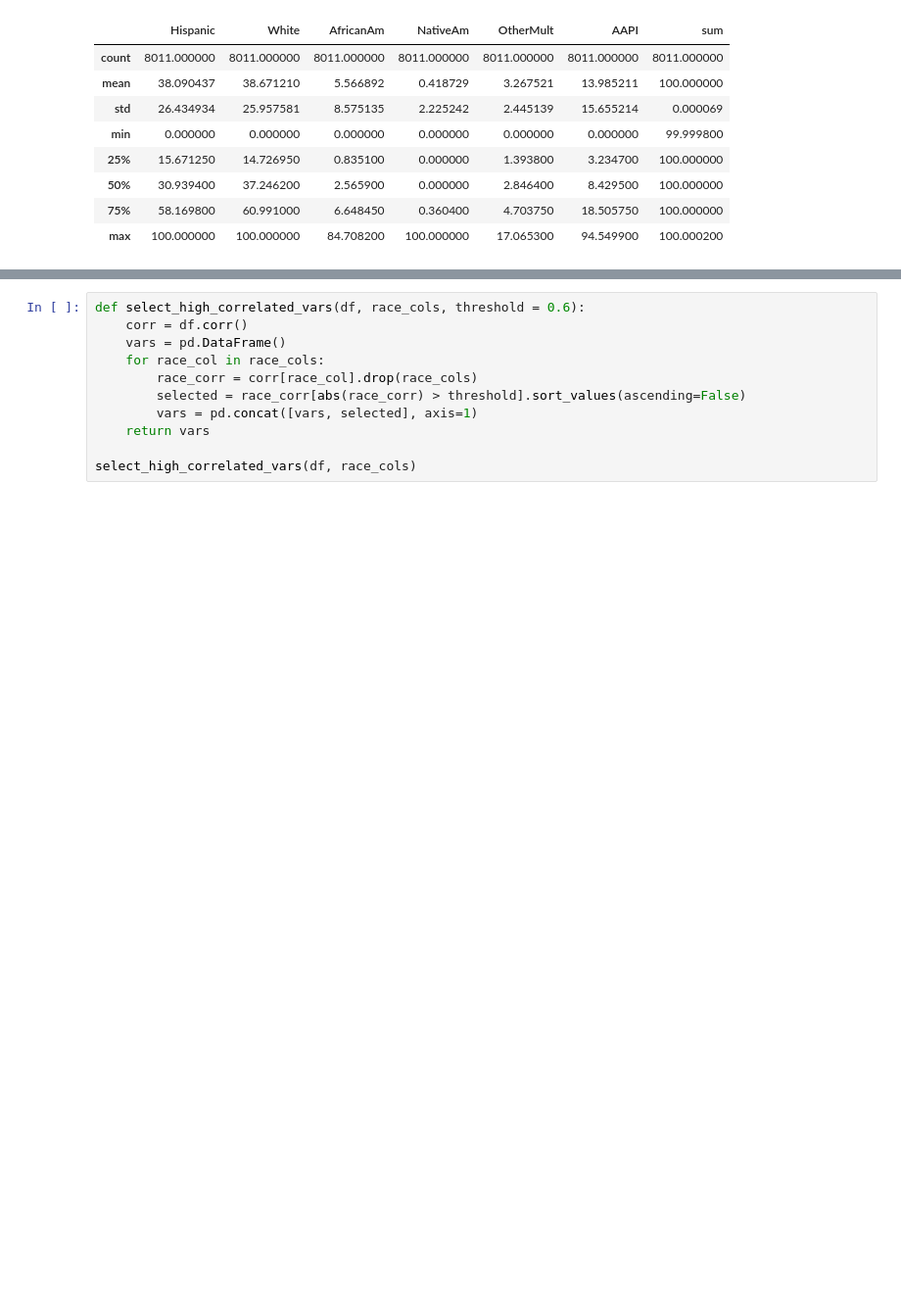
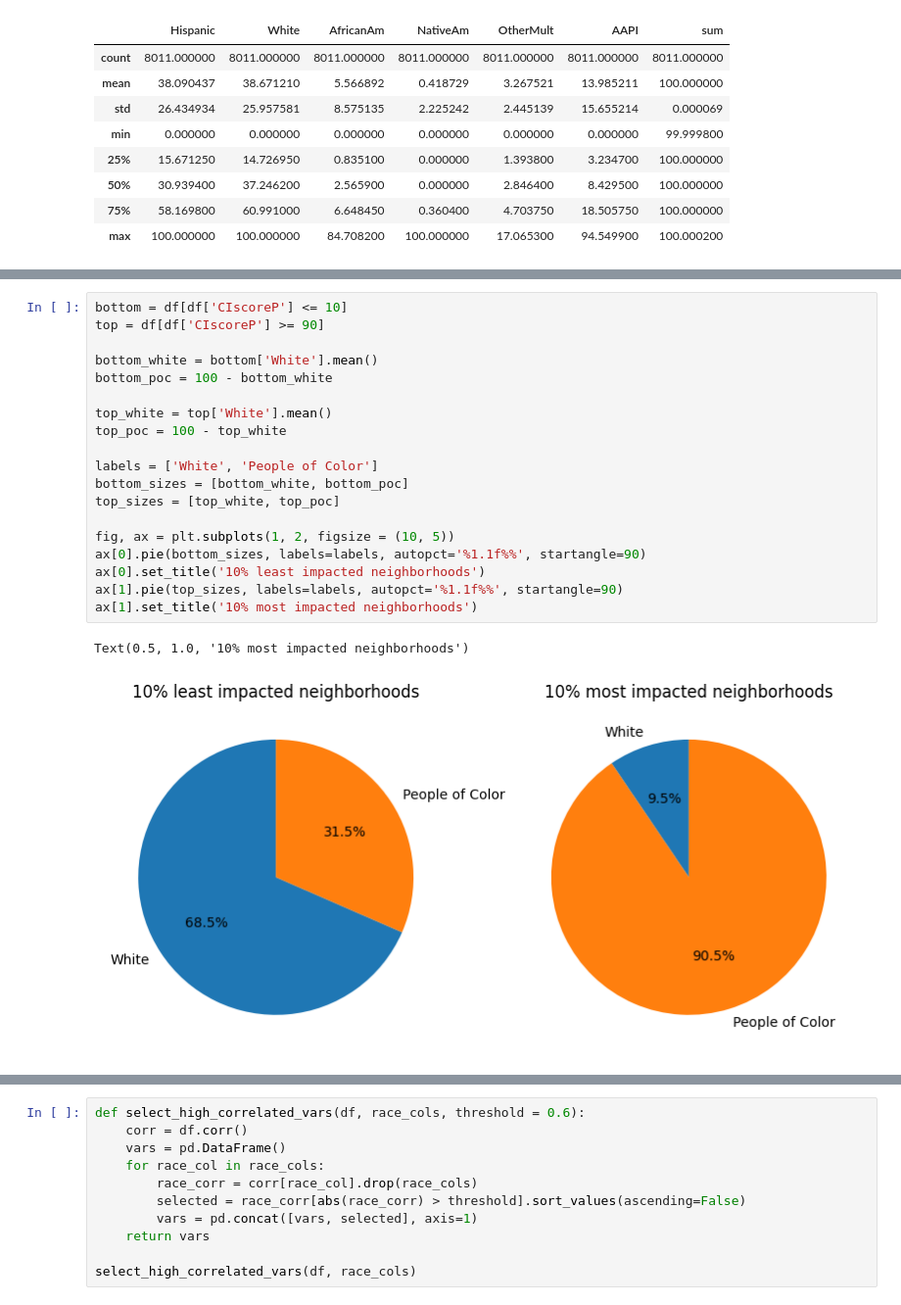
Before and after one commit to UCB-stat-159-f25/final-group14, a Jupyter notebook: chart_analysis.ipynb, the cells around one changed output, grey strips where cells are left out. Shown: that part at 98% size. Drawn from its saved outputs; the diff is of its cells as text; blank space fills up the shorter version.

```diff
--- a/chart_analysis.ipynb
+++ b/chart_analysis.ipynb
@@ -53,0 +101,22 @@ See the caveats in the documentation: https://pandas.pydata.org/pandas-docs/stab
+# %%
+bottom = df[df['CIscoreP'] <= 10]
+top = df[df['CIscoreP'] >= 90]
+
+bottom_white = bottom['White'].mean()
+bottom_poc = 100 - bottom_white
+
+top_white = top['White'].mean()
+top_poc = 100 - top_white
+
+labels = ['White', 'People of Color']
+bottom_sizes = [bottom_white, bottom_poc]
+top_sizes = [top_white, top_poc]
+
+fig, ax = plt.subplots(1, 2, figsize = (10, 5))
+ax[0].pie(bottom_sizes, labels=labels, autopct='%1.1f%%', startangle=90)
+ax[0].set_title('10% least impacted neighborhoods')
+ax[1].pie(top_sizes, labels=labels, autopct='%1.1f%%', startangle=90)
+ax[1].set_title('10% most impacted neighborhoods')
+# %% [output]
+Text(0.5, 1.0, '10% most impacted neighborhoods')
+[figure, added]
```
Also changed, not shown: parts of 12 cells of this notebook, 1 other file.
